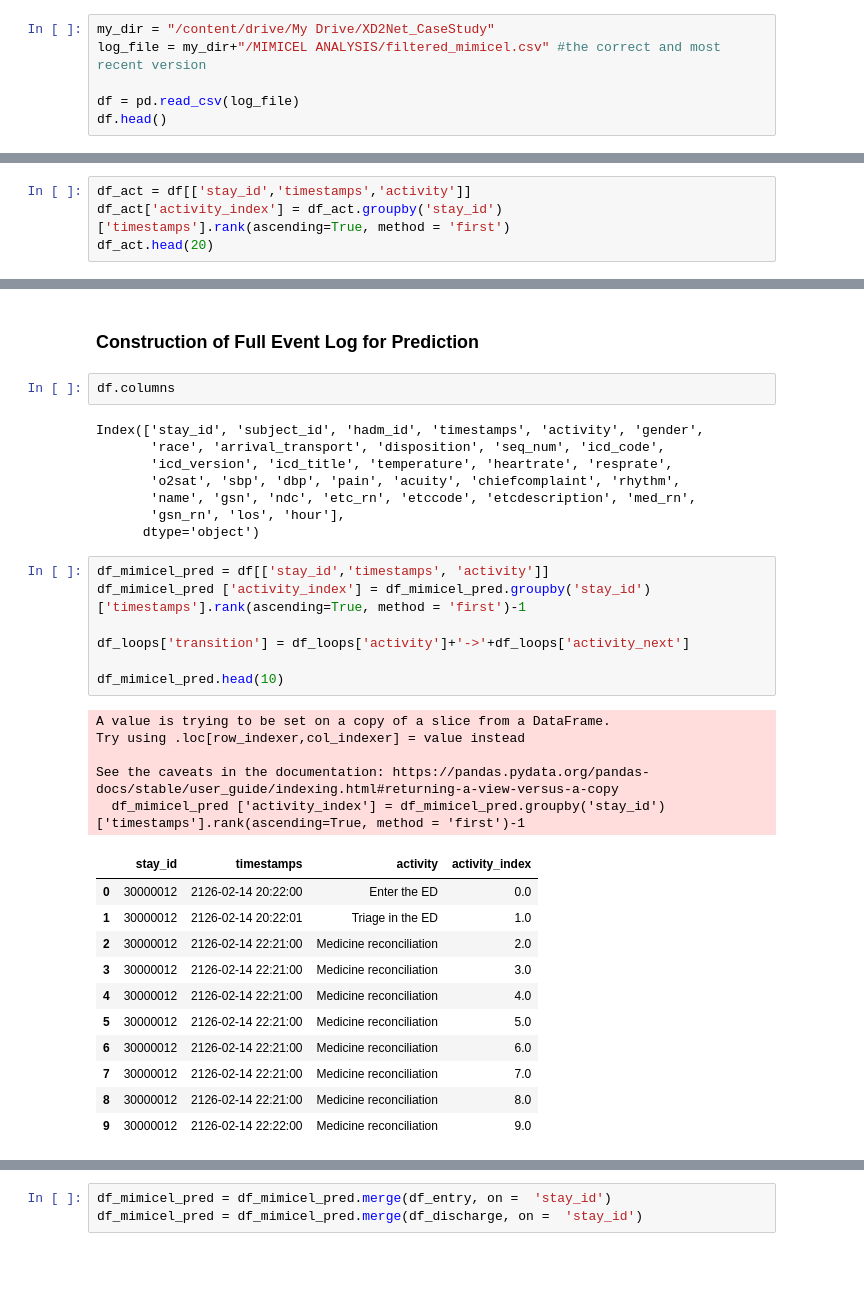
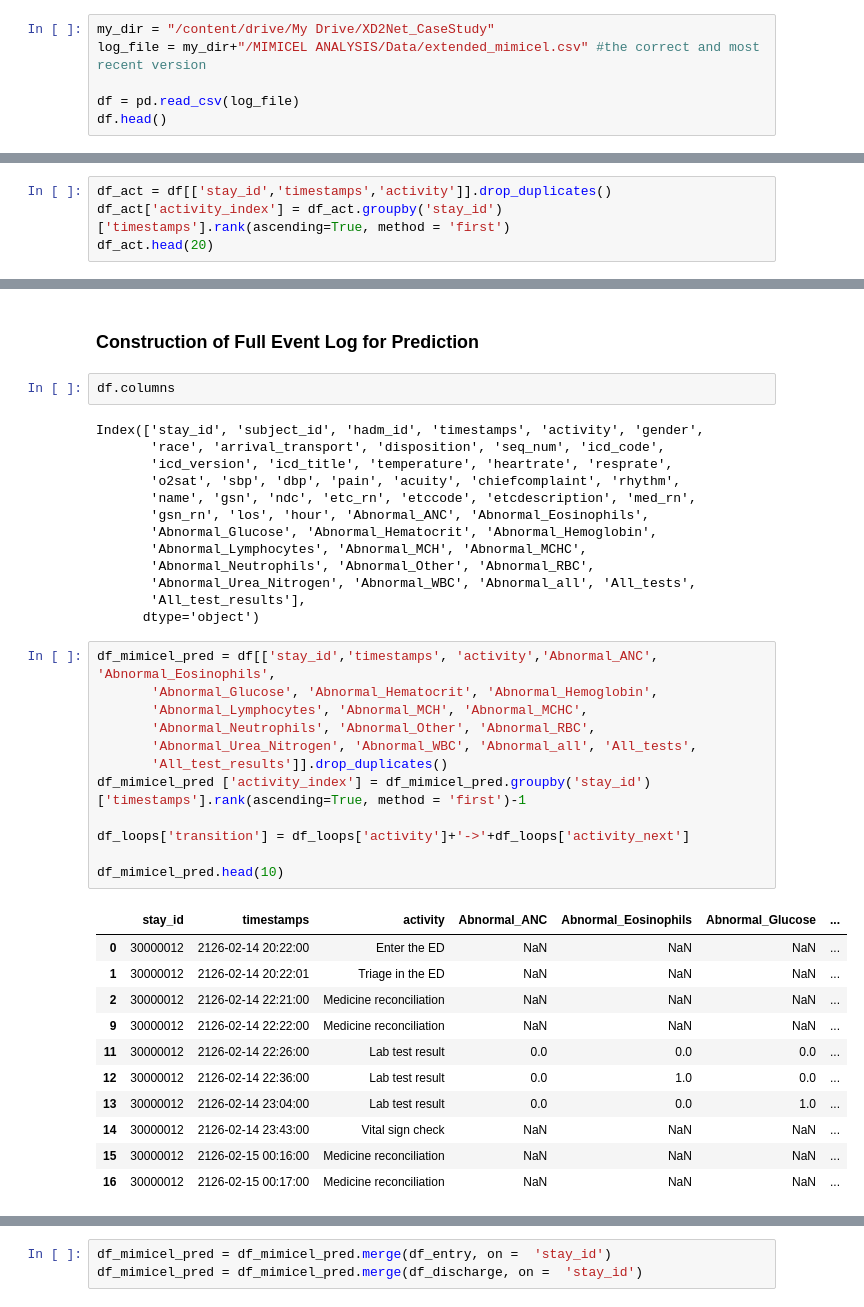
Before and after one commit to bemali/PredEx-ED-MIMICEL, a Jupyter notebook: MIMICEL Preprocessing.ipynb, the cells around one changed output, grey strips where cells are left out. Drawn from its saved outputs; the diff is of its cells as text; blank space fills up the shorter version.

```diff
--- a/MIMICEL Preprocessing.ipynb
+++ b/MIMICEL Preprocessing.ipynb
@@ -17,7 +17,7 @@ sys.path.insert(0,'/content/drive/My Drive/XD2Net_CaseStudy') # change folder na
 Mounted at /content/drive
 # %%
 my_dir = "/content/drive/My Drive/XD2Net_CaseStudy"
-log_file = my_dir+"/MIMICEL ANALYSIS/filtered_mimicel.csv" #the correct and most recent version
+log_file = my_dir+"/MIMICEL ANALYSIS/Data/extended_mimicel.csv" #the correct and most recent version
 
 df = pd.read_csv(log_file)
 df.head()
@@ -552,5 +442,5 @@ Transition of events and event durations
 # %%
-df_act = df[['stay_id','timestamps','activity']]
+df_act = df[['stay_id','timestamps','activity']].drop_duplicates()
 df_act['activity_index'] = df_act.groupby('stay_id')['timestamps'].rank(ascending=True, method = 'first')
 df_act.head(20)
 # %% [output]
@@ -899,29 +811,34 @@ Index(['stay_id', 'subject_id', 'hadm_id', 'timestamps', 'activity', 'gender',
        'icd_version', 'icd_title', 'temperature', 'heartrate', 'resprate',
        'o2sat', 'sbp', 'dbp', 'pain', 'acuity', 'chiefcomplaint', 'rhythm',
        'name', 'gsn', 'ndc', 'etc_rn', 'etccode', 'etcdescription', 'med_rn',
-       'gsn_rn', 'los', 'hour'],
+       'gsn_rn', 'los', 'hour', 'Abnormal_ANC', 'Abnormal_Eosinophils',
+       'Abnormal_Glucose', 'Abnormal_Hematocrit', 'Abnormal_Hemoglobin',
+       'Abnormal_Lymphocytes', 'Abnormal_MCH', 'Abnormal_MCHC',
+       'Abnormal_Neutrophils', 'Abnormal_Other', 'Abnormal_RBC',
+       'Abnormal_Urea_Nitrogen', 'Abnormal_WBC', 'Abnormal_all', 'All_tests',
+       'All_test_results'],
       dtype='object')
 # %%
-df_mimicel_pred = df[['stay_id','timestamps', 'activity']]
+df_mimicel_pred = df[['stay_id','timestamps', 'activity','Abnormal_ANC', 'Abnormal_Eosinophils',
+       'Abnormal_Glucose', 'Abnormal_Hematocrit', 'Abnormal_Hemoglobin',
+       'Abnormal_Lymphocytes', 'Abnormal_MCH', 'Abnormal_MCHC',
+       'Abnormal_Neutrophils', 'Abnormal_Other', 'Abnormal_RBC',
+       'Abnormal_Urea_Nitrogen', 'Abnormal_WBC', 'Abnormal_all', 'All_tests',
+       'All_test_results']].drop_duplicates()
 df_mimicel_pred ['activity_index'] = df_mimicel_pred.groupby('stay_id')['timestamps'].rank(ascending=True, method = 'first')-1
 
 df_loops['transition'] = df_loops['activity']+'->'+df_loops['activity_next']
 
 df_mimicel_pred.head(10)
 # %% [output]
-A value is trying to be set on a copy of a slice from a DataFrame.
-Try using .loc[row_indexer,col_indexer] = value instead
-
-See the caveats in the documentation: https://pandas.pydata.org/pandas-docs/stable/user_guide/indexing.html#returning-a-view-versus-a-copy
-  df_mimicel_pred ['activity_index'] = df_mimicel_pred.groupby('stay_id')['timestamps'].rank(ascending=True, method = 'first')-1
-|  | stay_id | timestamps | activity | activity_index |
-| 0 | 30000012 | 2126-02-14 20:22:00 | Enter the ED | 0.0 |
-| 1 | 30000012 | 2126-02-14 20:22:01 | Triage in the ED | 1.0 |
-| 2 | 30000012 | 2126-02-14 22:21:00 | Medicine reconciliation | 2.0 |
-| 3 | 30000012 | 2126-02-14 22:21:00 | Medicine reconciliation | 3.0 |
-| 4 | 30000012 | 2126-02-14 22:21:00 | Medicine reconciliation | 4.0 |
-| 5 | 30000012 | 2126-02-14 22:21:00 | Medicine reconciliation | 5.0 |
-| 6 | 30000012 | 2126-02-14 22:21:00 | Medicine reconciliation | 6.0 |
-| 7 | 30000012 | 2126-02-14 22:21:00 | Medicine reconciliation | 7.0 |
-| 8 | 30000012 | 2126-02-14 22:21:00 | Medicine reconciliation | 8.0 |
-| 9 | 30000012 | 2126-02-14 22:22:00 | Medicine reconciliation | 9.0 |
+|  | stay_id | timestamps | activity | Abnormal_ANC | Abnormal_Eosinophils | Abnormal_Glucose | ... |
+| 0 | 30000012 | 2126-02-14 20:22:00 | Enter the ED | NaN | NaN | NaN | ... |
+| 1 | 30000012 | 2126-02-14 20:22:01 | Triage in the ED | NaN | NaN | NaN | ... |
+| 2 | 30000012 | 2126-02-14 22:21:00 | Medicine reconciliation | NaN | NaN | NaN | ... |
+| 9 | 30000012 | 2126-02-14 22:22:00 | Medicine reconciliation | NaN | NaN | NaN | ... |
+| 11 | 30000012 | 2126-02-14 22:26:00 | Lab test result | 0.0 | 0.0 | 0.0 | ... |
+| 12 | 30000012 | 2126-02-14 22:36:00 | Lab test result | 0.0 | 1.0 | 0.0 | ... |
+| 13 | 30000012 | 2126-02-14 23:04:00 | Lab test result | 0.0 | 0.0 | 1.0 | ... |
+| 14 | 30000012 | 2126-02-14 23:43:00 | Vital sign check | NaN | NaN | NaN | ... |
+| 15 | 30000012 | 2126-02-15 00:16:00 | Medicine reconciliation | NaN | NaN | NaN | ... |
+| 16 | 30000012 | 2126-02-15 00:17:00 | Medicine reconciliation | NaN | NaN | NaN | ... |
```
Also changed, not shown: parts of 52 cells of this notebook, 1 other file.
